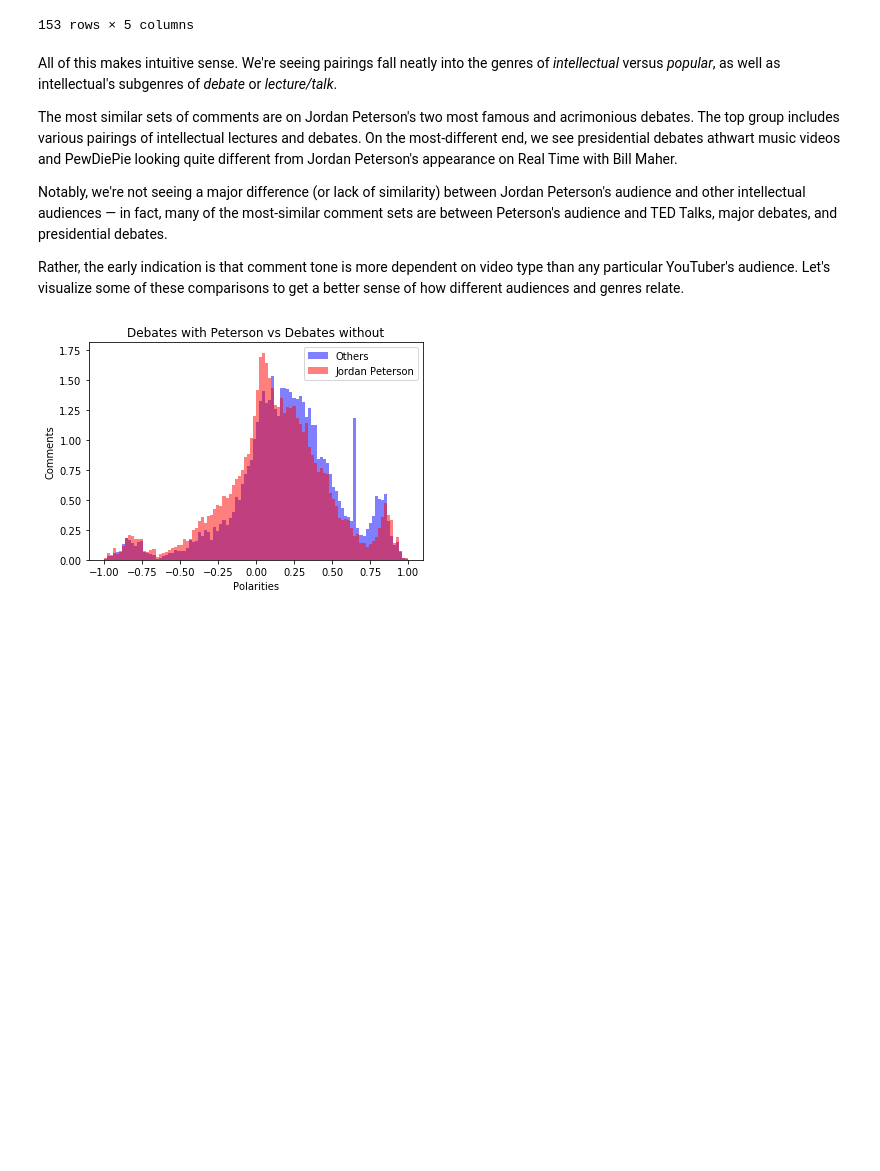
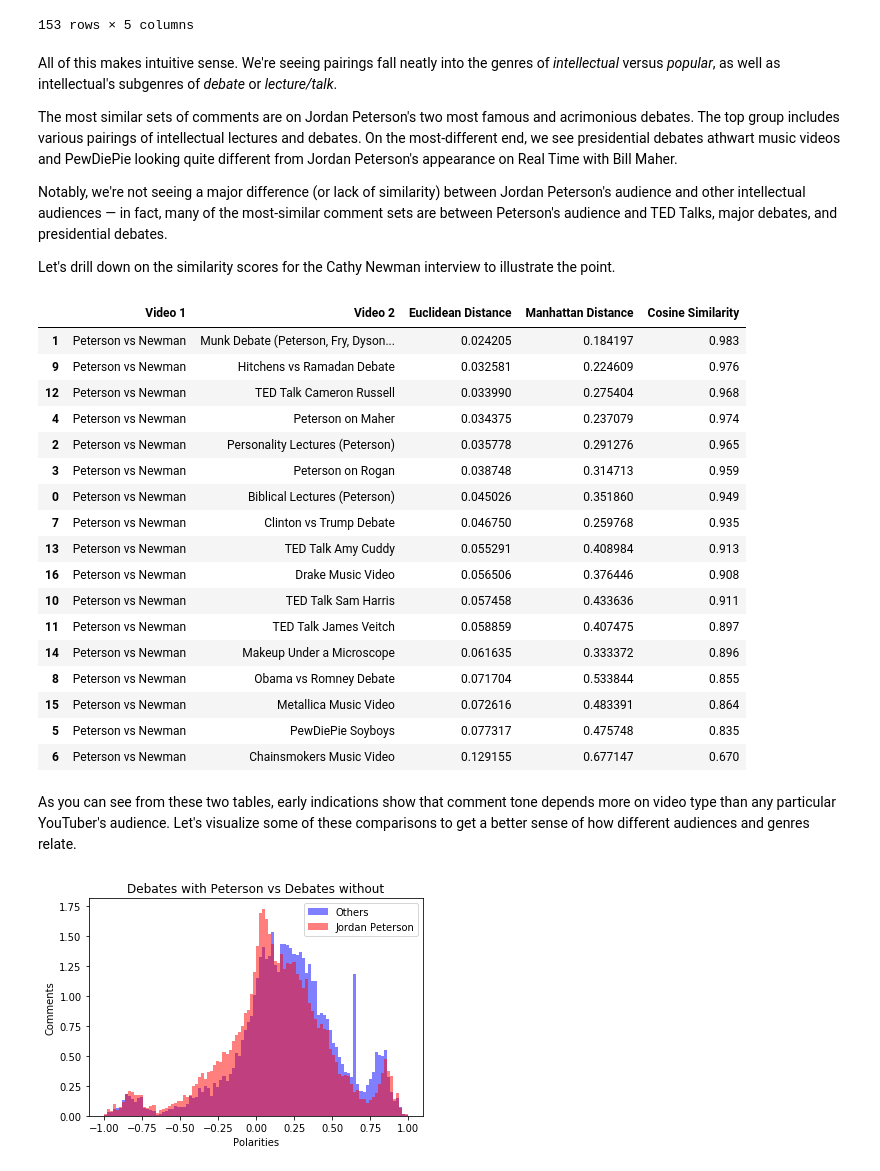
Before and after one commit to AaronFried/data-science-fundamentals, a Jupyter notebook: prep/capstone/jordan-peterson-audience-analysis.ipynb, the cells around one changed output. Cells and saved outputs as stored; diff of their text form; code cells hidden in the pictures; blank space fills up the shorter version.

```diff
--- a/prep/capstone/jordan-peterson-audience-analysis.ipynb
+++ b/prep/capstone/jordan-peterson-audience-analysis.ipynb
@@ -291,7 +293,31 @@ The most similar sets of comments are on Jordan Peterson's two most famous and a
 
 Notably, we're not seeing a major difference (or lack of similarity) between Jordan Peterson's audience and other intellectual audiences — in fact, many of the most-similar comment sets are between Peterson's audience and TED Talks, major debates, and presidential debates.
 
-Rather, the early indication is that comment tone is more dependent on video type than any particular YouTuber's audience. Let's visualize some of these comparisons to get a better sense of how different audiences and genres relate.
+Let's drill down on the similarity scores for the Cathy Newman interview to illustrate the point.
+# %%
+pairwise_comparison.loc[pairwise_comparison['Video 1']=='Peterson vs Newman'].sort_values(by=['Euclidean Distance', 'Manhattan Distance',
+                                    'Cosine Similarity'], ascending=[True, True, False])
+# %% [output]
+|  | Video 1 | Video 2 | Euclidean Distance | Manhattan Distance | Cosine Similarity |
+| 1 | Peterson vs Newman | Munk Debate (Peterson, Fry, Dyson... | 0.024205 | 0.184197 | 0.983 |
+| 9 | Peterson vs Newman | Hitchens vs Ramadan Debate | 0.032581 | 0.224609 | 0.976 |
+| 12 | Peterson vs Newman | TED Talk Cameron Russell | 0.033990 | 0.275404 | 0.968 |
+| 4 | Peterson vs Newman | Peterson on Maher | 0.034375 | 0.237079 | 0.974 |
+| 2 | Peterson vs Newman | Personality Lectures (Peterson) | 0.035778 | 0.291276 | 0.965 |
+| 3 | Peterson vs Newman | Peterson on Rogan | 0.038748 | 0.314713 | 0.959 |
+| 0 | Peterson vs Newman | Biblical Lectures (Peterson) | 0.045026 | 0.351860 | 0.949 |
+| 7 | Peterson vs Newman | Clinton vs Trump Debate | 0.046750 | 0.259768 | 0.935 |
+| 13 | Peterson vs Newman | TED Talk Amy Cuddy | 0.055291 | 0.408984 | 0.913 |
+| 16 | Peterson vs Newman | Drake Music Video | 0.056506 | 0.376446 | 0.908 |
+| 10 | Peterson vs Newman | TED Talk Sam Harris | 0.057458 | 0.433636 | 0.911 |
+| 11 | Peterson vs Newman | TED Talk James Veitch | 0.058859 | 0.407475 | 0.897 |
+| 14 | Peterson vs Newman | Makeup Under a Microscope | 0.061635 | 0.333372 | 0.896 |
+| 8 | Peterson vs Newman | Obama vs Romney Debate | 0.071704 | 0.533844 | 0.855 |
+| 15 | Peterson vs Newman | Metallica Music Video | 0.072616 | 0.483391 | 0.864 |
+| 5 | Peterson vs Newman | PewDiePie Soyboys | 0.077317 | 0.475748 | 0.835 |
+| 6 | Peterson vs Newman | Chainsmokers Music Video | 0.129155 | 0.677147 | 0.670 |
+# %% [markdown]
+As you can see from these two tables, early indications show that comment tone depends more on video type than any particular YouTuber's audience. Let's visualize some of these comparisons to get a better sense of how different audiences and genres relate.
 # %%
 import matplotlib.pyplot as plt
 
```
Also changed, not shown: parts of 11 cells of this notebook.
